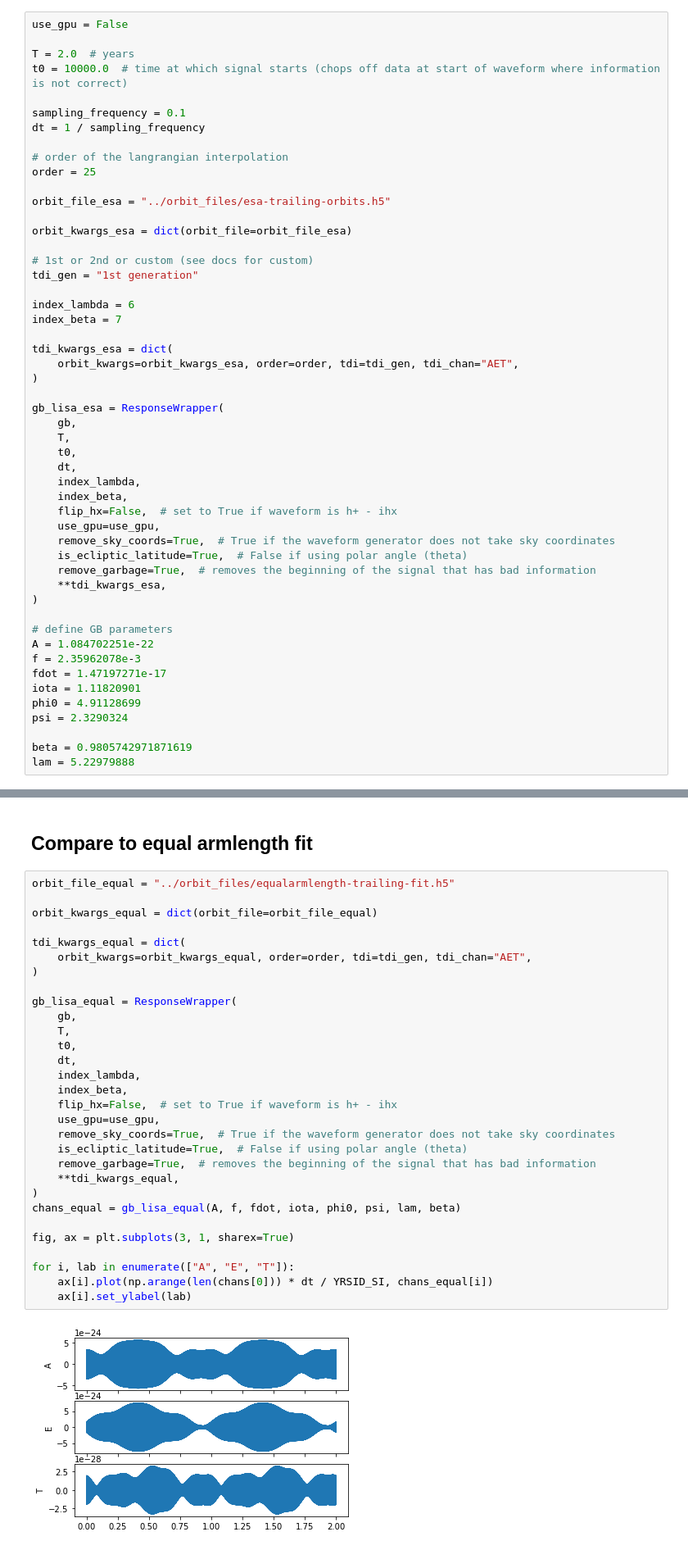
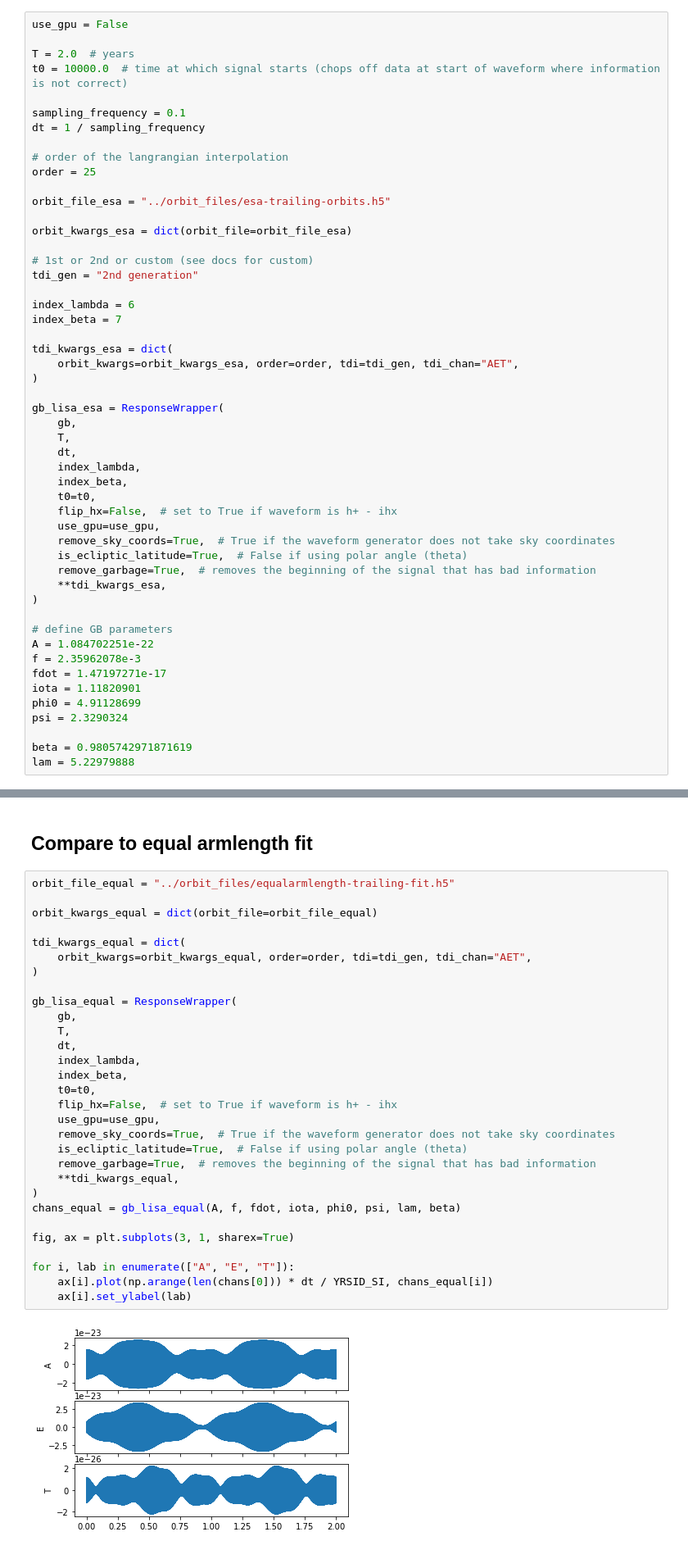
Before and after one commit to mikekatz04/lisa-on-gpu, a Jupyter notebook: docs/html/fast_LISA_response_tutorial.ipynb, the cells around one changed output, grey strips where cells are left out. Shown at 82% size. Saved outputs shown, nothing was run; the diff lists cells and outputs as text.

```diff
--- a/docs/html/fast_LISA_response_tutorial.ipynb
+++ b/docs/html/fast_LISA_response_tutorial.ipynb
@@ -147,7 +147,7 @@ orbit_file_esa = "../orbit_files/esa-trailing-orbits.h5"
 orbit_kwargs_esa = dict(orbit_file=orbit_file_esa)
 
 # 1st or 2nd or custom (see docs for custom)
-tdi_gen = "1st generation"
+tdi_gen = "2nd generation"
 
 index_lambda = 6
 index_beta = 7
@@ -159,10 +159,10 @@ tdi_kwargs_esa = dict(
 gb_lisa_esa = ResponseWrapper(
     gb,
     T,
-    t0,
     dt,
     index_lambda,
     index_beta,
+    t0=t0,
     flip_hx=False,  # set to True if waveform is h+ - ihx
     use_gpu=use_gpu,
     remove_sky_coords=True,  # True if the waveform generator does not take sky coordinates
@@ -200,35 +200,35 @@ for i, lab in enumerate(["A", "E", "T"]):
 # %%
 orbit_file_equal = "../orbit_files/equalarmlength-trailing-fit.h5"
 
 orbit_kwargs_equal = dict(orbit_file=orbit_file_equal)
 
 tdi_kwargs_equal = dict(
     orbit_kwargs=orbit_kwargs_equal, order=order, tdi=tdi_gen, tdi_chan="AET",
 )
 
 gb_lisa_equal = ResponseWrapper(
     gb,
     T,
-    t0,
     dt,
     index_lambda,
     index_beta,
+    t0=t0,
     flip_hx=False,  # set to True if waveform is h+ - ihx
     use_gpu=use_gpu,
     remove_sky_coords=True,  # True if the waveform generator does not take sky coordinates
     is_ecliptic_latitude=True,  # False if using polar angle (theta)
     remove_garbage=True,  # removes the beginning of the signal that has bad information
     **tdi_kwargs_equal,
 )
 chans_equal = gb_lisa_equal(A, f, fdot, iota, phi0, psi, lam, beta)
 
 fig, ax = plt.subplots(3, 1, sharex=True)
 
 for i, lab in enumerate(["A", "E", "T"]):
     ax[i].plot(np.arange(len(chans[0])) * dt / YRSID_SI, chans_equal[i])
     ax[i].set_ylabel(lab)
 # %% [output]
-[figure, old version]
+[figure, new version]
 # %% [markdown]
 ## Custom TDI setup
 # %% [markdown]
```
Also changed, not shown: parts of 2 cells of this notebook, 18 other files.
